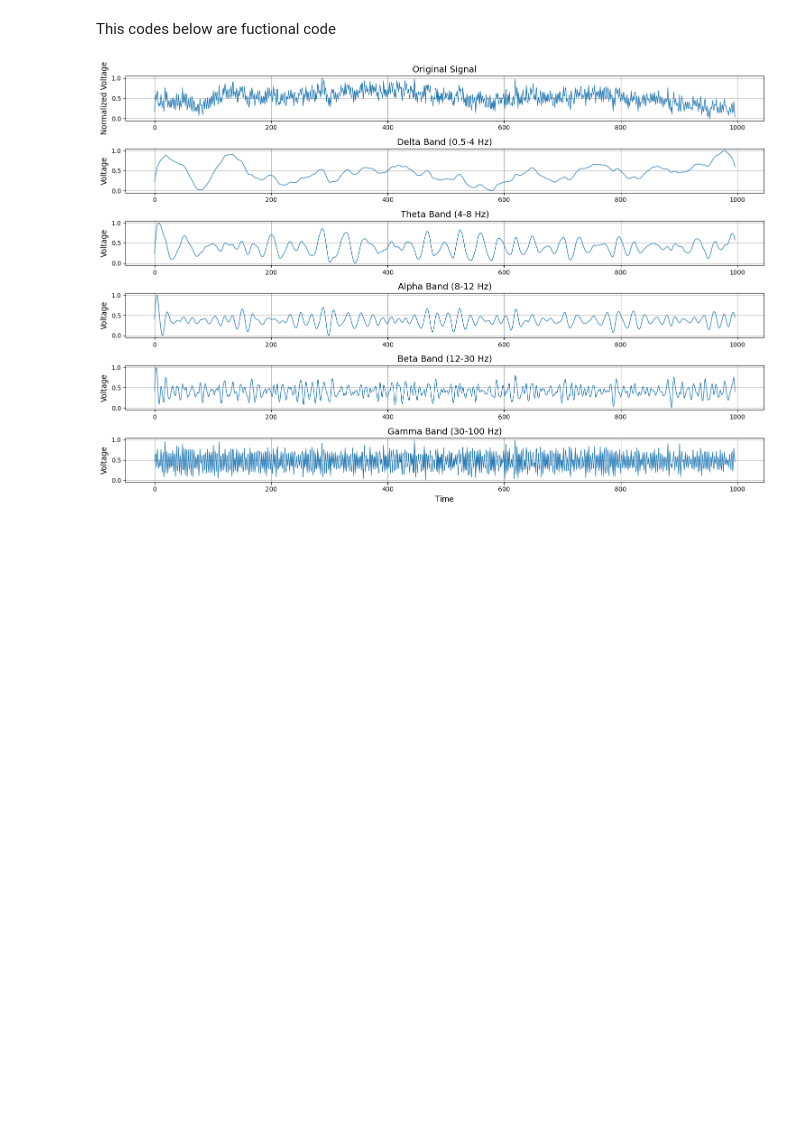
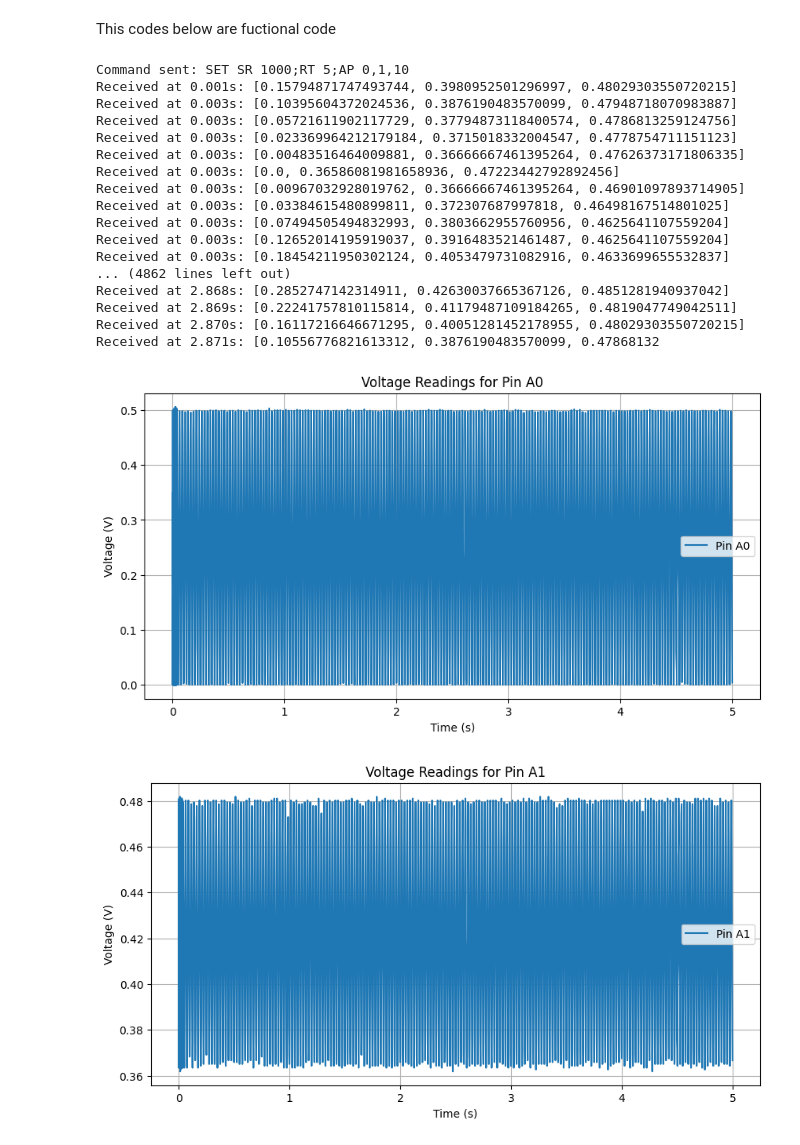
Before and after one commit to hungh4575/EEG, a Jupyter notebook: brainwave.ipynb, the cells around one changed output. Drawn from its saved outputs; the diff is of its cells as text; code cells hidden in the pictures; blank space fills up the shorter version.

```diff
--- a/brainwave.ipynb
+++ b/brainwave.ipynb
@@ -339,10 +352,30 @@ def filter_noise(signal, order, fs, plot=True):
         plt.show()
 
     return deltawave, thetawave, alphawave,betawave, gammawave
-# %%
-# Load the CSV file and extract columns into two lists
-time, signal = pd.read_csv('teensy_data.csv', header=0).values.T.tolist()
-# Filter and plot the signal
-deltawave, thetawave, alphawave,betawave ,gammawave = filter_noise(signal, order=1, fs=199)
-# %% [output]
-[figure, removed]
+# %%
+if __name__ == "__main__":
+    # Specify which analog pins you want to read from (e.g., A0, A1, A2, A3)
+    analog_pins_to_read = [0,1,10] # Replace with your actual pins
+
+    # Call the function, specifying the port and other parameters
+    control_teensy(port='/dev/tty.usbmodem155143201', baud_rate=115200, sample_rate=1000, running_time=5, analog_pins=analog_pins_to_read)
+# %% [output]
+Command sent: SET SR 1000;RT 5;AP 0,1,10
+Received at 0.001s: [0.15794871747493744, 0.3980952501296997, 0.48029303550720215]
+Received at 0.003s: [0.10395604372024536, 0.3876190483570099, 0.47948718070983887]
+Received at 0.003s: [0.05721611902117729, 0.37794873118400574, 0.4786813259124756]
+Received at 0.003s: [0.023369964212179184, 0.3715018332004547, 0.4778754711151123]
+Received at 0.003s: [0.00483516464009881, 0.36666667461395264, 0.47626373171806335]
+Received at 0.003s: [0.0, 0.36586081981658936, 0.47223442792892456]
+Received at 0.003s: [0.00967032928019762, 0.36666667461395264, 0.46901097893714905]
+Received at 0.003s: [0.03384615480899811, 0.372307687997818, 0.46498167514801025]
+Received at 0.003s: [0.07494505494832993, 0.3803662955760956, 0.4625641107559204]
+Received at 0.003s: [0.12652014195919037, 0.3916483521461487, 0.4625641107559204]
+Received at 0.003s: [0.18454211950302124, 0.4053479731082916, 0.4633699655532837]
+... (4862 lines left out)
+Received at 2.868s: [0.2852747142314911, 0.42630037665367126, 0.4851281940937042]
+Received at 2.869s: [0.22241757810115814, 0.41179487109184265, 0.4819047749042511]
+Received at 2.870s: [0.16117216646671295, 0.40051281452178955, 0.48029303550720215]
+Received at 2.871s: [0.10556776821613312, 0.3876190483570099, 0.47868132
+[figure, added]
+[figure, added]
```
Also changed, not shown: parts of 5 cells of this notebook.
